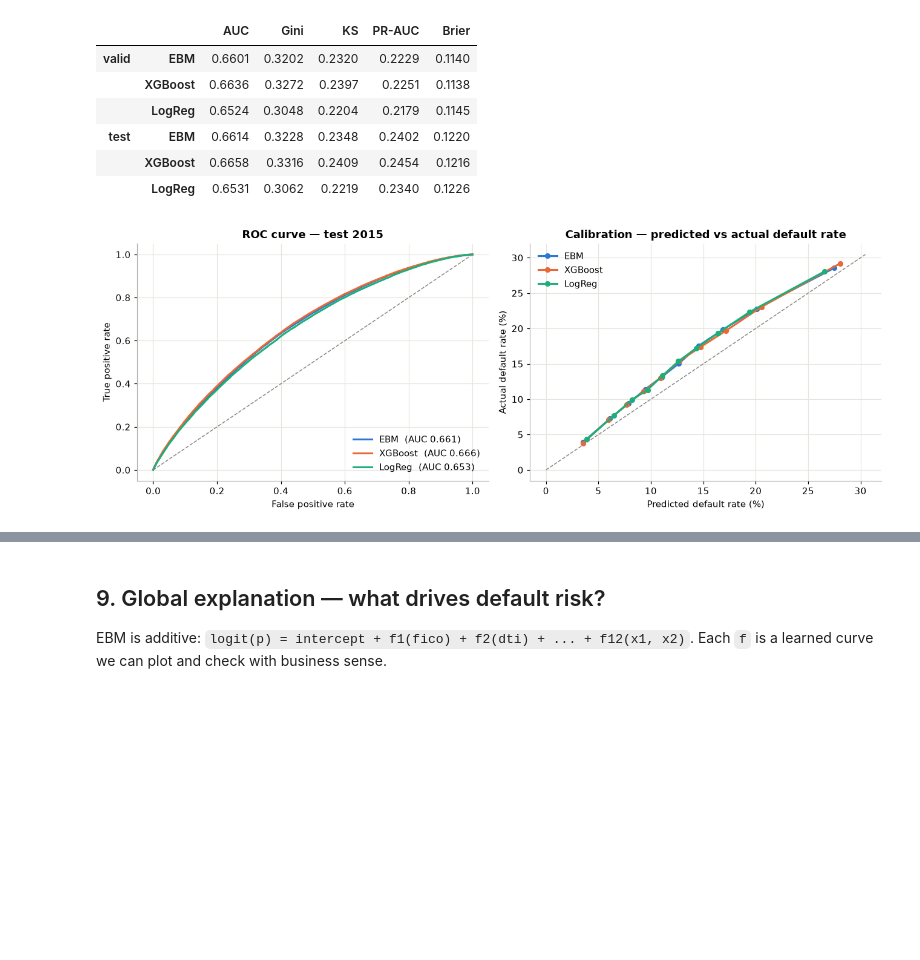
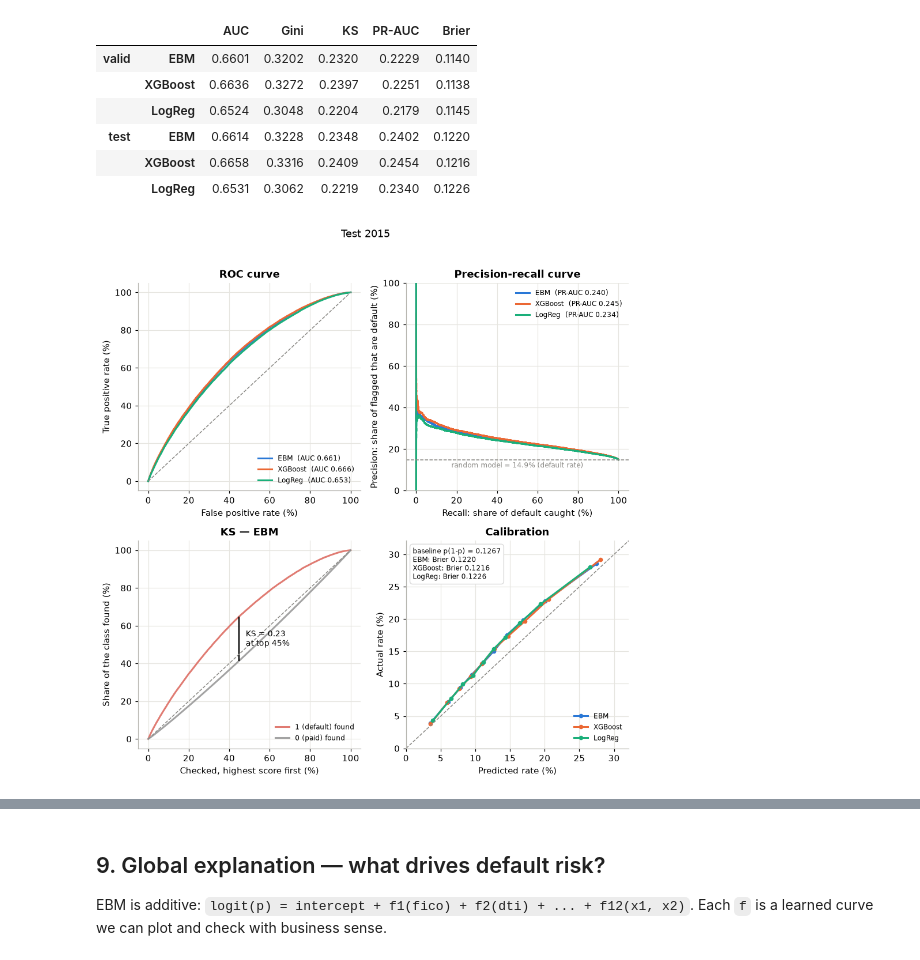
Before and after one commit to natsumisugimoto817/bank-risk-ml, a Jupyter notebook: src/01_credit_scoring_ebm.ipynb, the cells around one changed output, grey strips where cells are left out. Cells and saved outputs as stored; diff of their text form; code cells hidden in the pictures; blank space fills up the shorter version.

Commit message:
Add eda and eval

```diff
--- a/src/01_credit_scoring_ebm.ipynb
+++ b/src/01_credit_scoring_ebm.ipynb
@@ -454,25 +470,8 @@ results
 | test | EBM | 0.6614 | 0.3228 | 0.2348 | 0.2402 | 0.1220 |
 |  | XGBoost | 0.6658 | 0.3316 | 0.2409 | 0.2454 | 0.1216 |
 |  | LogReg | 0.6531 | 0.3062 | 0.2219 | 0.2340 | 0.1226 |
-# %%
-p_te = preds["test"]
-fig, axes = plt.subplots(1, 2, figsize=(12, 4.5))
-
-for m, p in p_te.items():
-    fpr, tpr, _ = roc_curve(y_te, p)
-    axes[0].plot(fpr, tpr, color=COLORS[m], label=f"{m}  (AUC {roc_auc_score(y_te, p):.3f})")
-axes[0].plot([0, 1], [0, 1], color=GREY, ls="--", lw=1)
-axes[0].set(title=f"ROC curve — test {TEST_YEAR}", xlabel="False positive rate", ylabel="True positive rate")
-axes[0].legend(loc="lower right", frameon=False)
-
-for m, p in p_te.items():
-    frac_pos, mean_pred = calibration_curve(y_te, p, n_bins=10, strategy="quantile")
-    axes[1].plot(mean_pred * 100, frac_pos * 100, color=COLORS[m], marker="o", markersize=5, label=m)
-lim = max(axes[1].get_xlim()[1], axes[1].get_ylim()[1])
-axes[1].plot([0, lim], [0, lim], color=GREY, ls="--", lw=1)
-axes[1].set(title="Calibration — predicted vs actual default rate",
-            xlabel="Predicted default rate (%)", ylabel="Actual default rate (%)")
-axes[1].legend(loc="upper left", frameon=False)
-plt.tight_layout(); plt.show()
-# %% [output]
-[figure, removed]
+# %%
+metrics_table(y_te, p_te)
+plot_eval(y_te, p_te, colors=COLORS, pos_label="default", neg_label="paid", title="Test 2015", ncols=2)
+# %% [output]
+[figure, added]
```
Also changed, not shown: parts of 9 cells of this notebook, 2 other files.
